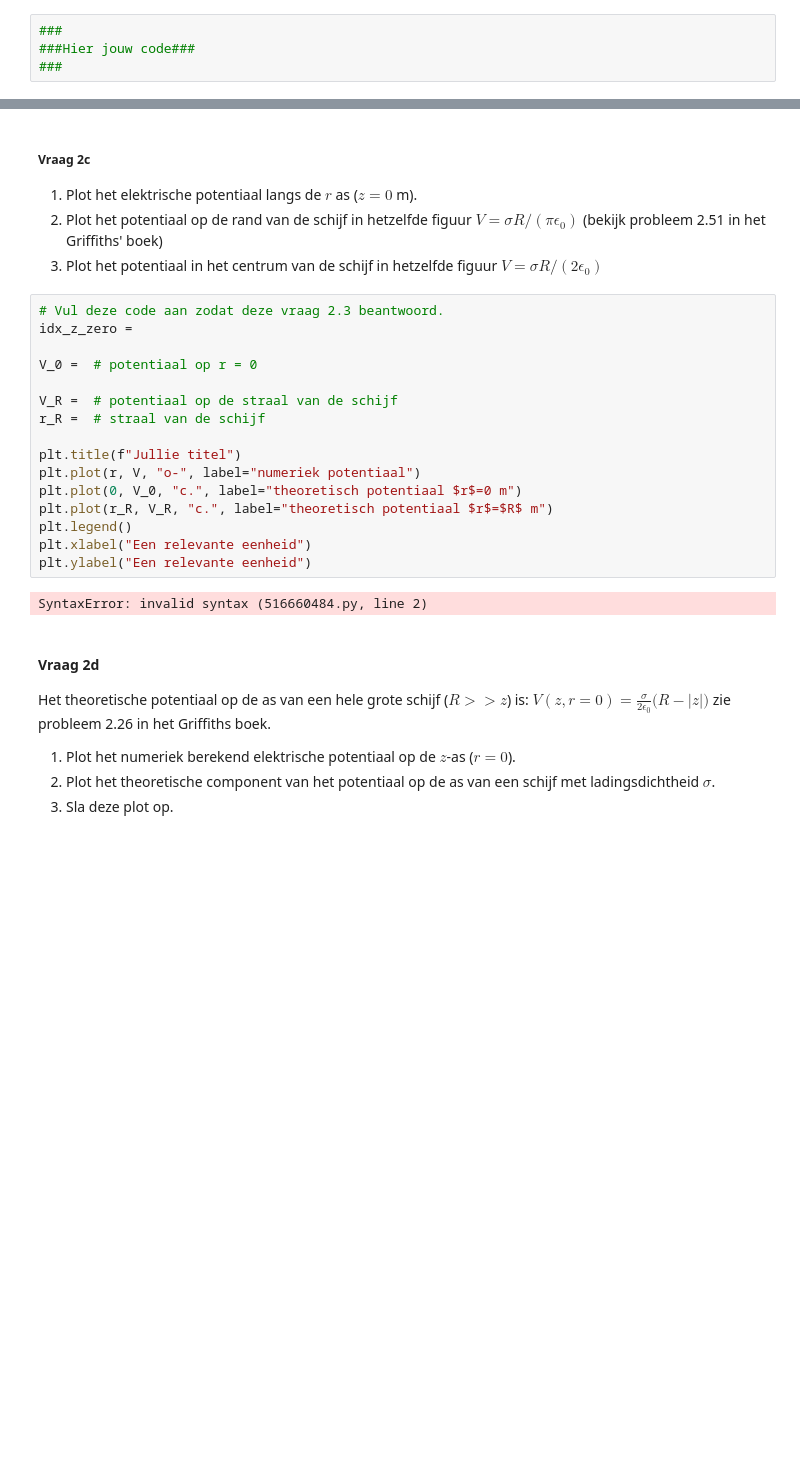
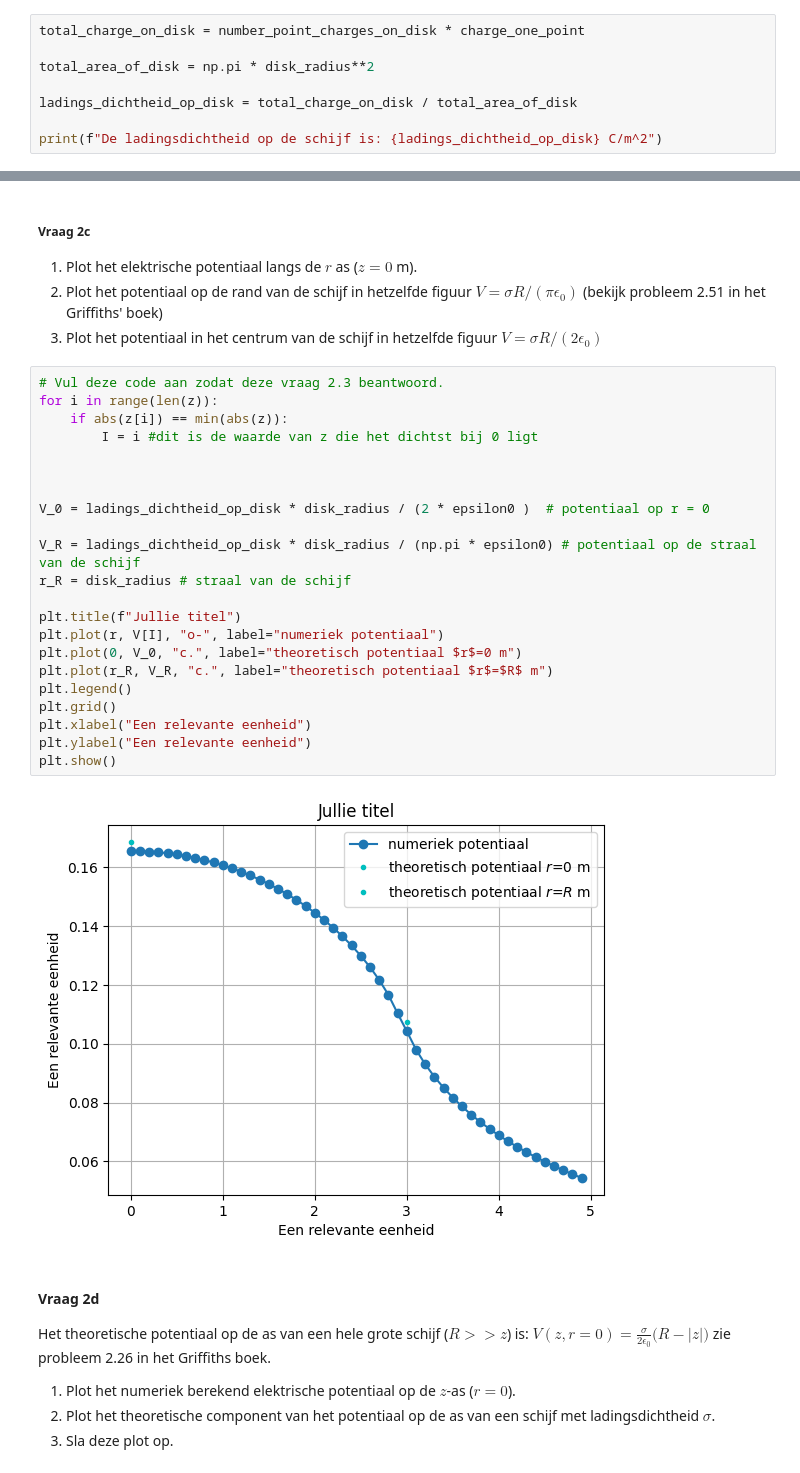
Before and after one commit to Spaantje5/opdrachten-DEF-D, a Jupyter notebook: DigitaleOntwerpopdrachten/1CondensatorOpdracht/CondensatorOntwerpopdracht.ipynb, the cells around one changed output, grey strips where cells are left out. Drawn from its saved outputs; the diff is of its cells as text; blank space fills up the shorter version.

```diff
--- a/DigitaleOntwerpopdrachten/1CondensatorOpdracht/CondensatorOntwerpopdracht.ipynb
+++ b/DigitaleOntwerpopdrachten/1CondensatorOpdracht/CondensatorOntwerpopdracht.ipynb
@@ -269,6 +269,10 @@ Pas de cel die je in vraag 2a hebt aangepast weer aan naar de originele waardes.
 Het aantal punten dat gebruikt wordt om de schijf te creëren is number_point_charges_on_disk en de lading van een punt is charge_one_point in Coulomb.
 1. Bereken en print de ladingsdichtheid $\sigma$ met een correcte eenheid.
 # %%
-###
-###Hier jouw code###
-###
+total_charge_on_disk = number_point_charges_on_disk * charge_one_point
+
+total_area_of_disk = np.pi * disk_radius**2
+
+ladings_dichtheid_op_disk = total_charge_on_disk / total_area_of_disk
+
+print(f"De ladingsdichtheid op de schijf is: {ladings_dichtheid_op_disk} C/m^2")
@@ -281,22 +287,28 @@ Het aantal punten dat gebruikt wordt om de schijf te creëren is number_point_ch
 3. Plot het potentiaal in het centrum van de schijf in hetzelfde figuur $V = \sigma R/(2 \epsilon_0)$
 # %%
 # Vul deze code aan zodat deze vraag 2.3 beantwoord.
-idx_z_zero =
+for i in range(len(z)):
+    if abs(z[i]) == min(abs(z)):
+        I = i #dit is de waarde van z die het dichtst bij 0 ligt
 
-V_0 =  # potentiaal op r = 0
 
-V_R =  # potentiaal op de straal van de schijf
-r_R =  # straal van de schijf
+
+V_0 = ladings_dichtheid_op_disk * disk_radius / (2 * epsilon0 )  # potentiaal op r = 0
+
+V_R = ladings_dichtheid_op_disk * disk_radius / (np.pi * epsilon0) # potentiaal op de straal van de schijf
+r_R = disk_radius # straal van de schijf
 
 plt.title(f"Jullie titel")
-plt.plot(r, V, "o-", label="numeriek potentiaal")
+plt.plot(r, V[I], "o-", label="numeriek potentiaal")
 plt.plot(0, V_0, "c.", label="theoretisch potentiaal $r$=0 m")
 plt.plot(r_R, V_R, "c.", label="theoretisch potentiaal $r$=$R$ m")
 plt.legend()
+plt.grid()
 plt.xlabel("Een relevante eenheid")
 plt.ylabel("Een relevante eenheid")
+plt.show()
 # %% [output]
-SyntaxError: invalid syntax (516660484.py, line 2)
+[figure, added]
 # %% [markdown]
 #### Vraag 2d
 
```
Also changed, not shown: parts of 6 cells of this notebook, 1 other file.
